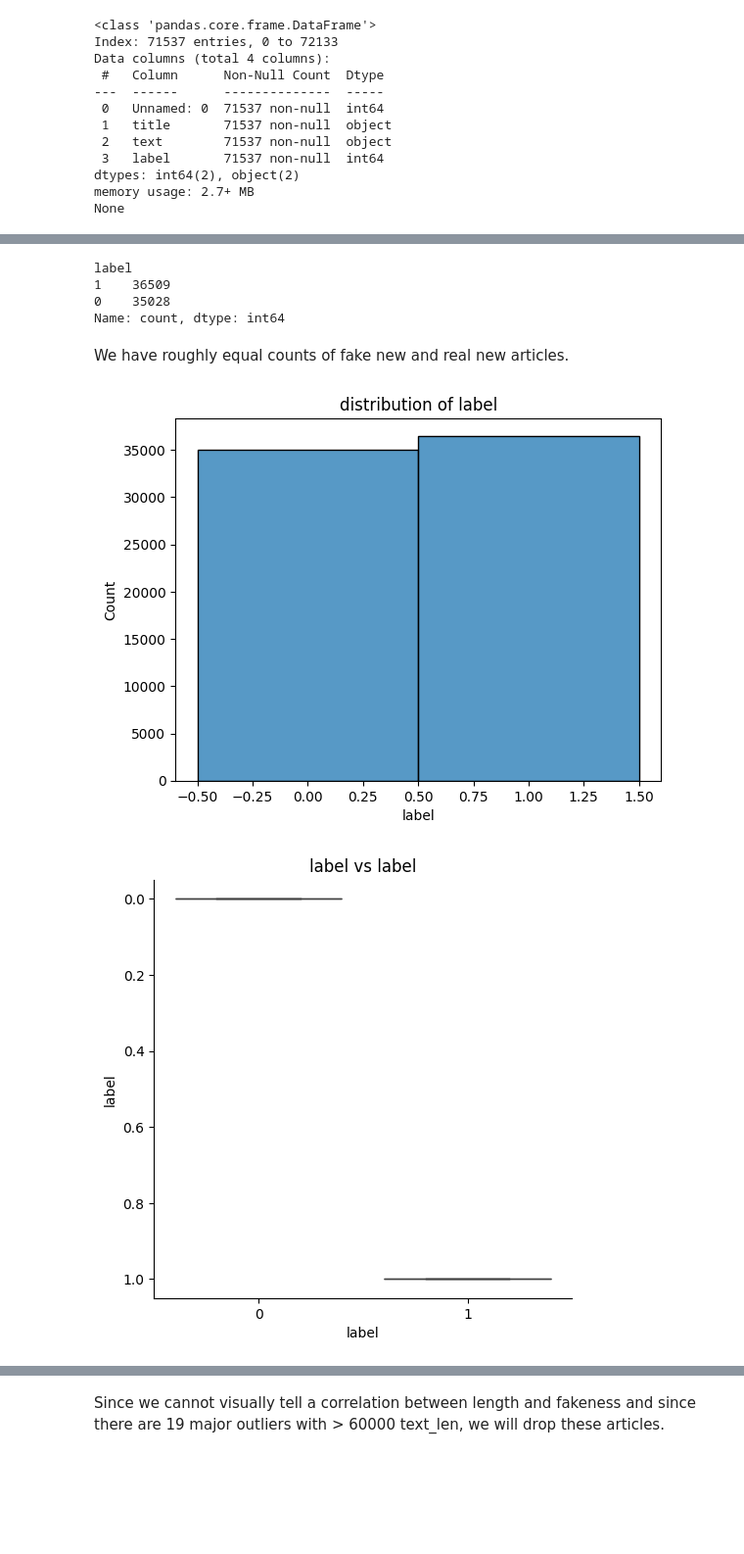
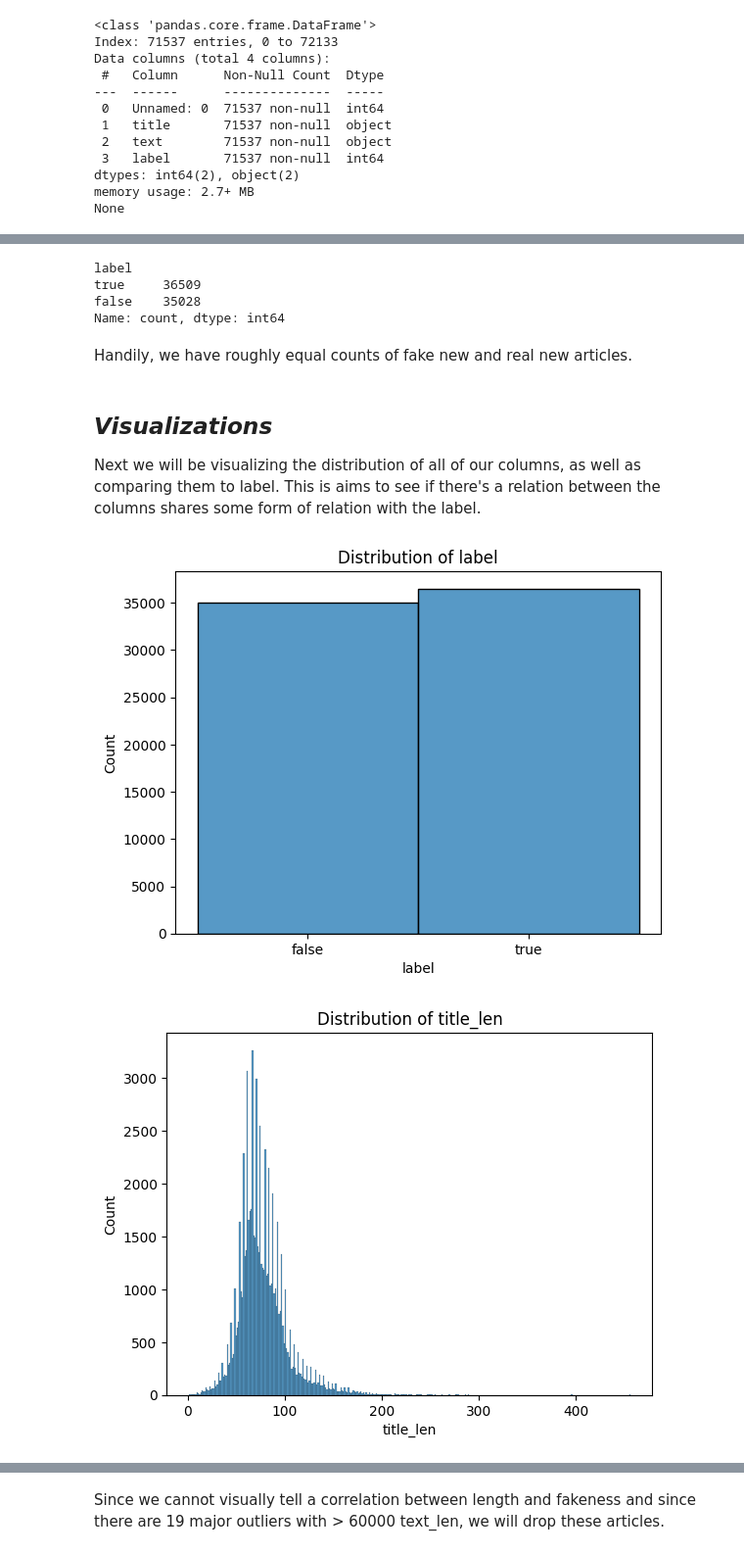
Before and after one commit to pknepps/fake-news-analysis, a Jupyter notebook: analysis.ipynb, the cells around one changed output, grey strips where cells are left out. Shown at 98% size. Drawn from its saved outputs; the diff is of its cells as text; code cells hidden in the pictures; blank space fills up the shorter version.

Commit message:
added to EDA, including new functions and comments

```diff
--- a/analysis.ipynb
+++ b/analysis.ipynb
@@ -59 +75,7 @@ df['label'] = df['label'].astype('category')
+# %%
+# change the 0 to false and 1 to true
+df['label'] = df['label'].replace({0: 'false', 1: 'true'})
+
+# change the label to category, 0 or 1
+df['label'] = df['label'].astype('category')
 # %% [markdown]
@@ -61,37 +89,62 @@ Our dataset had 4 columns with 71,537 entries (after removal). The columns are i
 
 We will be looking into the distribution of title and text lengths as well as the distributions of real vs fake articles.
-# %%
-df["label"].value_counts()
-# %% [output]
-label
-1    36509
-0    35028
-Name: count, dtype: int64
+# %%
+# count our label values
+df["label"].value_counts()
+# %% [output]
+label
+true     36509
+false    35028
+Name: count, dtype: int64
 # %% [markdown]
-We have roughly equal counts of fake new and real new articles.
+Handily, we have roughly equal counts of fake new and real new articles.
 # %%
+# make a new column which is the length of title and text
 with_len = df.copy()
 with_len["title_len"] = with_len["title"].apply(len)
 with_len["text_len"] = with_len["text"].apply(len)
 with_len.head()
 
 def count_uppercase(text):
+    """
+    Counts the number of uppercase characters in a text.
+
+    Args:
+        text (str): The text to count uppercase characters in.
+    """
     count = 0
     for char in text:
         if char.isalpha() and char.upper() == char:
             count += 1
     return count
 
+# apply the function to the title and text columns
 with_len["uppercase_title_len"] = with_len["title"].apply(count_uppercase)
 with_len["uppercase_text_len"] = with_len["text"].apply(count_uppercase)
+# %% [markdown]
+## ***Visualizations***
+
+Next we will be visualizing the distribution of all of our columns, as well as comparing them to label. This is aims to see if there's a relation between the columns shares some form of relation with the label.
 # %%
-for name in ["label", "title_len", "text_len", "uppercase_title_len", "uppercase_text_len"]:
-    sn.histplot(with_len[name])
-    plt.title(f"distribution of {name}")
-    plt.show()
-    sn.catplot(data=with_len, x=name, y="label", kind="box")
-    plt.title(f"{name} vs label")
-    plt.show()
+def make_plots():
+    """
+    Plot various columns in our dataset.
+    """
+    # make plots of the distribution of the new columns, and how they compare to our label
+    for name in ["label", "title_len", "text_len", "uppercase_title_len", "uppercase_text_len"]:
+        # make histogram to see distribution of column
+        sn.histplot(with_len[name])
+        plt.title(f"Distribution of {name}")
+        plt.show()
+
+        # only make a plot vs. label IF it's not the label column itself
+        if name != "label":
+            # make a boxplot to see how the column compares to the label
+            sn.catplot(data=with_len, x=name, y="label", kind="box")
+            plt.title(f"{name} vs label")
+            plt.show()
+
+make_plots()
 # %% [output]
-[figure, old version]
+[figure, new version]
-[figure, old version]
+[figure, new version]
```
Also changed, not shown: parts of 23 cells of this notebook.
